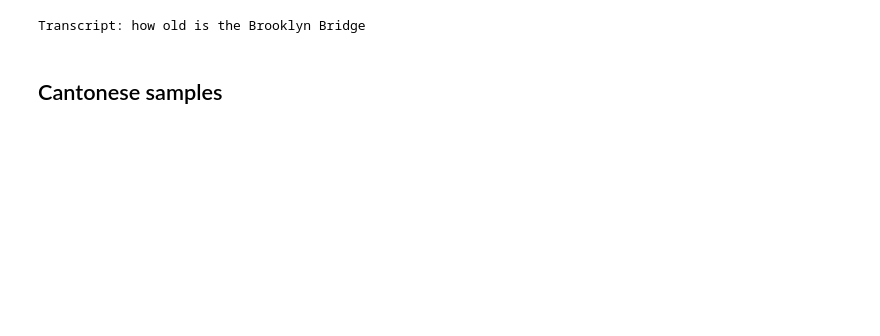
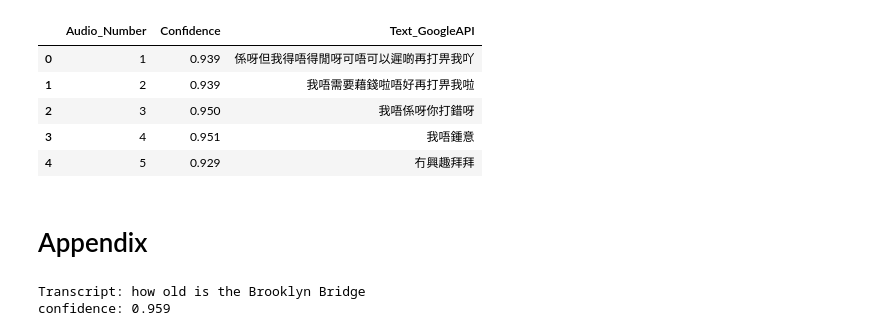
Before and after one commit to KarenNYC/SpeechAnalyticsChallenge, a Jupyter notebook: Speech-to-Text_Google_Cloud.ipynb, the cells around one changed output. Saved outputs shown, nothing was run; the diff lists cells and outputs as text; code cells hidden in the pictures; blank space fills up the shorter version.

Commit message:
transcribed speech in batch from Google Cloud Storage

```diff
--- a/Speech-to-Text_Google_Cloud.ipynb
+++ b/Speech-to-Text_Google_Cloud.ipynb
@@ -0,0 +41,23 @@
+# %%
+from google.cloud import speech_v1p1beta1 as speech
+import os
+
+# get Google Cloud Credential in .json format
+os.environ['GOOGLE_APPLICATION_CREDENTIALS']='rich-suprstate-311107-b521ee51d373.json'
+
+client = speech.SpeechClient()
+encoding=speech.enums.RecognitionConfig.AudioEncoding
+# %%
+def transcribe2_gcs(gcs_uri):
+    audio = speech.types.RecognitionAudio(uri=gcs_uri)
+    config = speech.types.RecognitionConfig(
+        encoding=speech.enums.RecognitionConfig.AudioEncoding.LINEAR16,
+        sample_rate_hertz=44100,
+        audio_channel_count=2, # based on the number of channels in the audio file
+        enable_separate_recognition_per_channel=False, # Only 1 speaker so no need to separate speech per channel
+        language_code='yue-Hant-HK')
+    response = client.long_running_recognize(config, audio)
+    print('Waiting for operation to complete...')
+    response = response.result(timeout=36000)
+
+    return response
@@ -0,0 +66,13 @@
+# %%
+gcs_uri = ""
+Text_list = []
+Confidence_list = []
+for i in range(1,21):
+    gcs_uri = "gs://cantonese_speech_voice/"+ str(i) + ".wav"
+    res = transcribe2_gcs(gcs_uri)
+    for result in res.results:
+        print('Transcript: {}'.format(result.alternatives[0].transcript))
+        print('confidence: {:.3f}'.format(result.alternatives[0].confidence))
+        print()
+    Text_list.append('{}'.format(result.alternatives[0].transcript))
+    Confidence_list.append('{:.3f}'.format(result.alternatives[0].confidence))
@@ -1,4 +97,23 @@
+# %%
+import pandas as pd
+Text_df = pd.DataFrame({'Audio_Number' : list(range(1,21)),
+                        'Text_GoogleAPI' : Text_list,
+                        'Confidence' : Confidence_list,
+                        })
+Text_df.to_excel("Speech_to_Text_Result.xlsx")
+Text_df.shape
+Text_df.head()
+# %% [output]
+|  | Audio_Number | Confidence | Text_GoogleAPI |
+| 0 | 1 | 0.939 | 係呀但我得唔得閒呀可唔可以遲啲再打畀我吖 |
+| 1 | 2 | 0.939 | 我唔需要藉錢啦唔好再打畀我啦 |
+| 2 | 3 | 0.950 | 我唔係呀你打錯呀 |
+| 3 | 4 | 0.951 | 我唔鍾意 |
+| 4 | 5 | 0.929 | 冇興趣拜拜 |
+# %% [markdown]
+# Appendix
 # %%
+# Load file from local drive (instead of Cloud Storage) and then use Google API
 from google.cloud import speech_v1p1beta1 as speech
 import os
 os.environ['GOOGLE_APPLICATION_CREDENTIALS']='rich-suprstate-311107-b521ee51d373.json'
@@ -22,7 +137,7 @@ response = client.recognize(config, audio)
 
 for result in response.results:
     print('Transcript: {}'.format(result.alternatives[0].transcript))
+    print('confidence: {:.3f}'.format(result.alternatives[0].confidence))
 # %% [output]
 Transcript: how old is the Brooklyn Bridge
+confidence: 0.959
-# %% [markdown]
-## Cantonese samples
```
Also changed, not shown: parts of 6 cells of this notebook, 2 other files.
